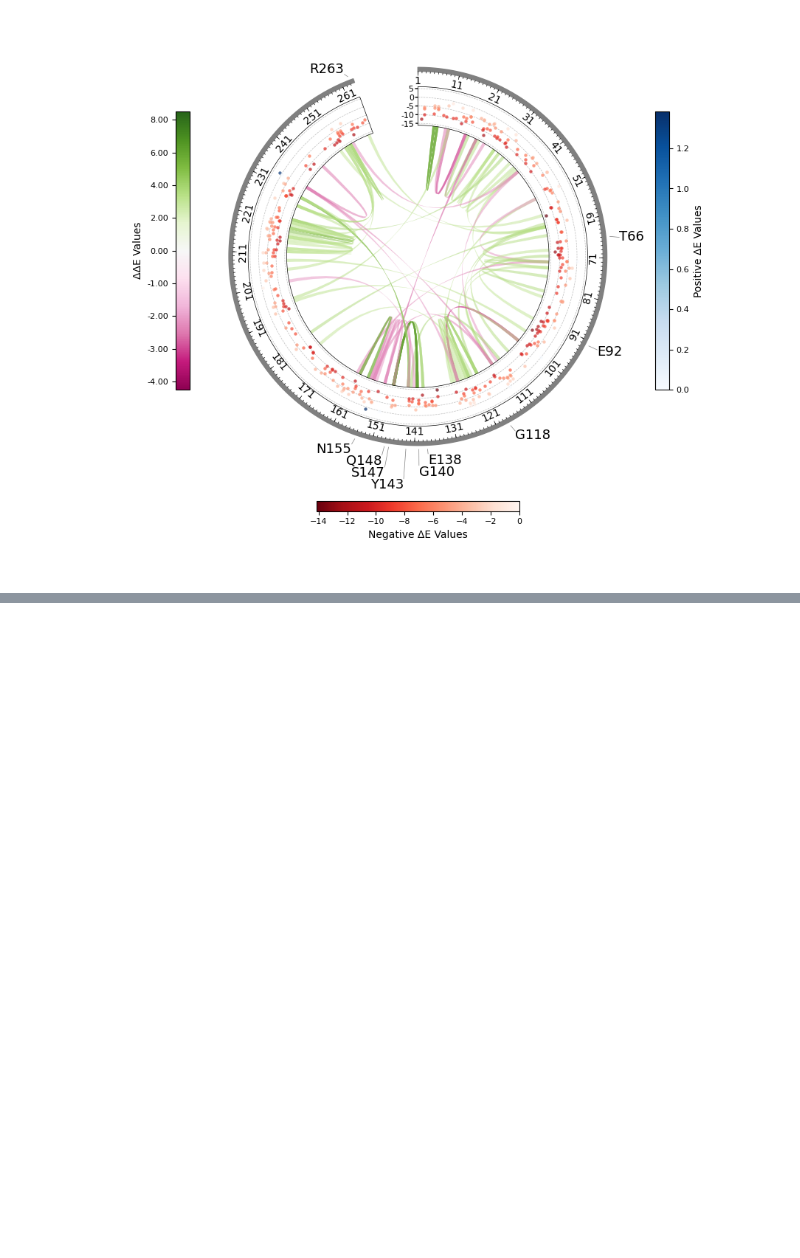
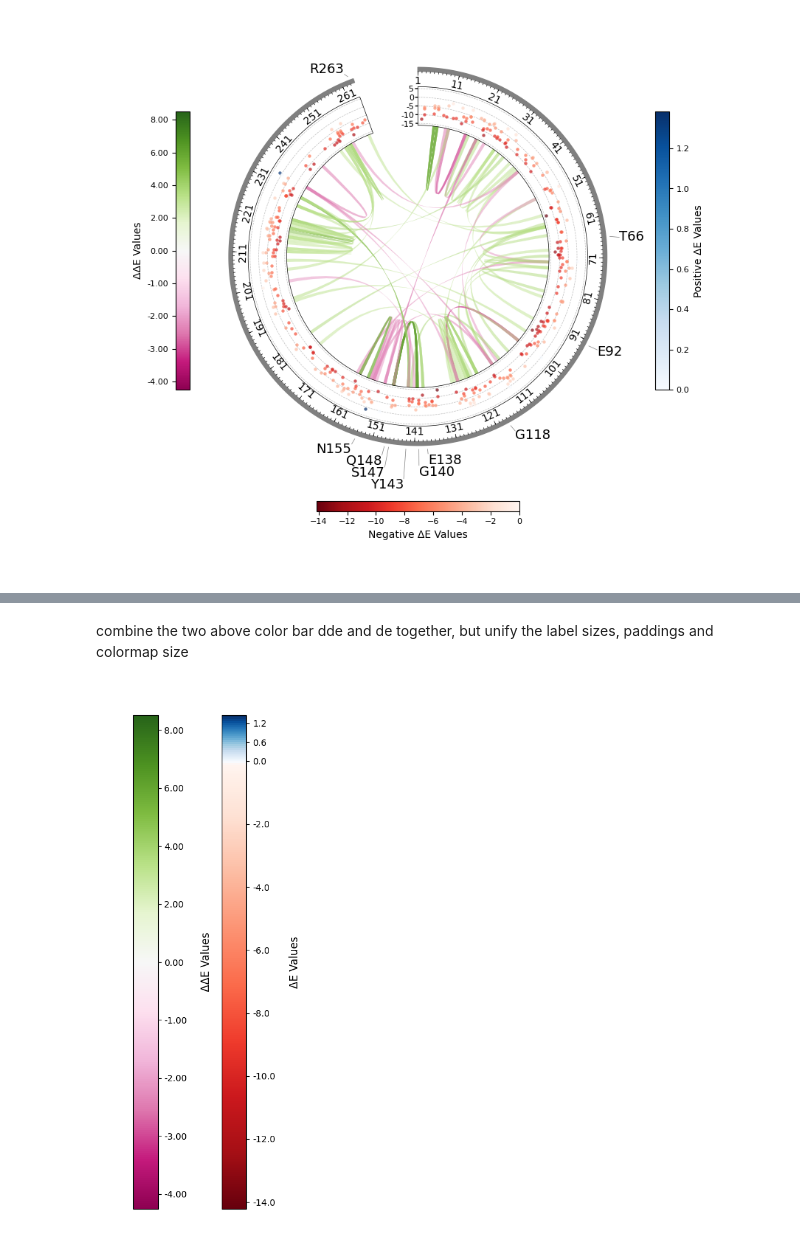
Before and after one commit to Daniel-Xkan/potts_model_test, a Jupyter notebook: PyCirclize2.2.ipynb, the cells around one changed output, grey strips where cells are left out. Saved outputs shown, nothing was run; the diff lists cells and outputs as text; code cells hidden in the pictures; blank space fills up the shorter version.

```diff
--- a/PyCirclize2.2.ipynb
+++ b/PyCirclize2.2.ipynb
@@ -613,0 +651,40 @@ plt.show()
+# %% [markdown]
+combine the two above color bar dde and de together, but unify the label sizes, paddings and colormap size
+# %%
+# Create a combined color bar figure with unified delta delta E and delta E
+fig, (ax1, ax2) = plt.subplots(1, 2, figsize=(3, 8))
+fig.subplots_adjust(wspace=0.8)  # Add padding between the two color bars
+
+# Hide the axes
+ax1.axis("off")
+ax2.axis("off")
+
+# Add the delta delta E color bar
+delta_delta_e_mappable = cm.ScalarMappable(norm=chord_norm, cmap=chord_cmap)
+cbar1 = plt.colorbar(delta_delta_e_mappable, ax=ax1, orientation="vertical", fraction=1.5, pad=0.1)
+cbar1.set_label("ΔΔE Values", fontsize=12, labelpad=15)
+cbar1.ax.tick_params(labelsize=10)
+
+# Adjust tick labels for delta delta E
+tick_labels = cbar1.get_ticks()
+new_tick_labels = [tick / 2 if tick < 0 else tick for tick in tick_labels]
+cbar1.set_ticks(tick_labels[1:-1])
+cbar1.set_ticklabels([f"{label:.2f}" for label in new_tick_labels[1:-1]])
+
+# Add the unified delta E color bar using the shifted colormap
+cb_unified = plt.colorbar(
+    cm.ScalarMappable(norm=norm, cmap=cmap),
+    ax=ax2,
+    orientation="vertical",
+    fraction=1.5,
+    pad=0.1
+)
+cb_unified.set_ticks(all_ticks)
+cb_unified.set_ticklabels([str(t) for t in all_ticks])
+cb_unified.set_label("ΔE Values", fontsize=12, labelpad=15)
+cb_unified.ax.tick_params(labelsize=10)
+
+plt.tight_layout()
+plt.show()
+# %% [output]
+[figure, added]
```
Also changed, not shown: parts of 6 cells of this notebook, 2 other files.
